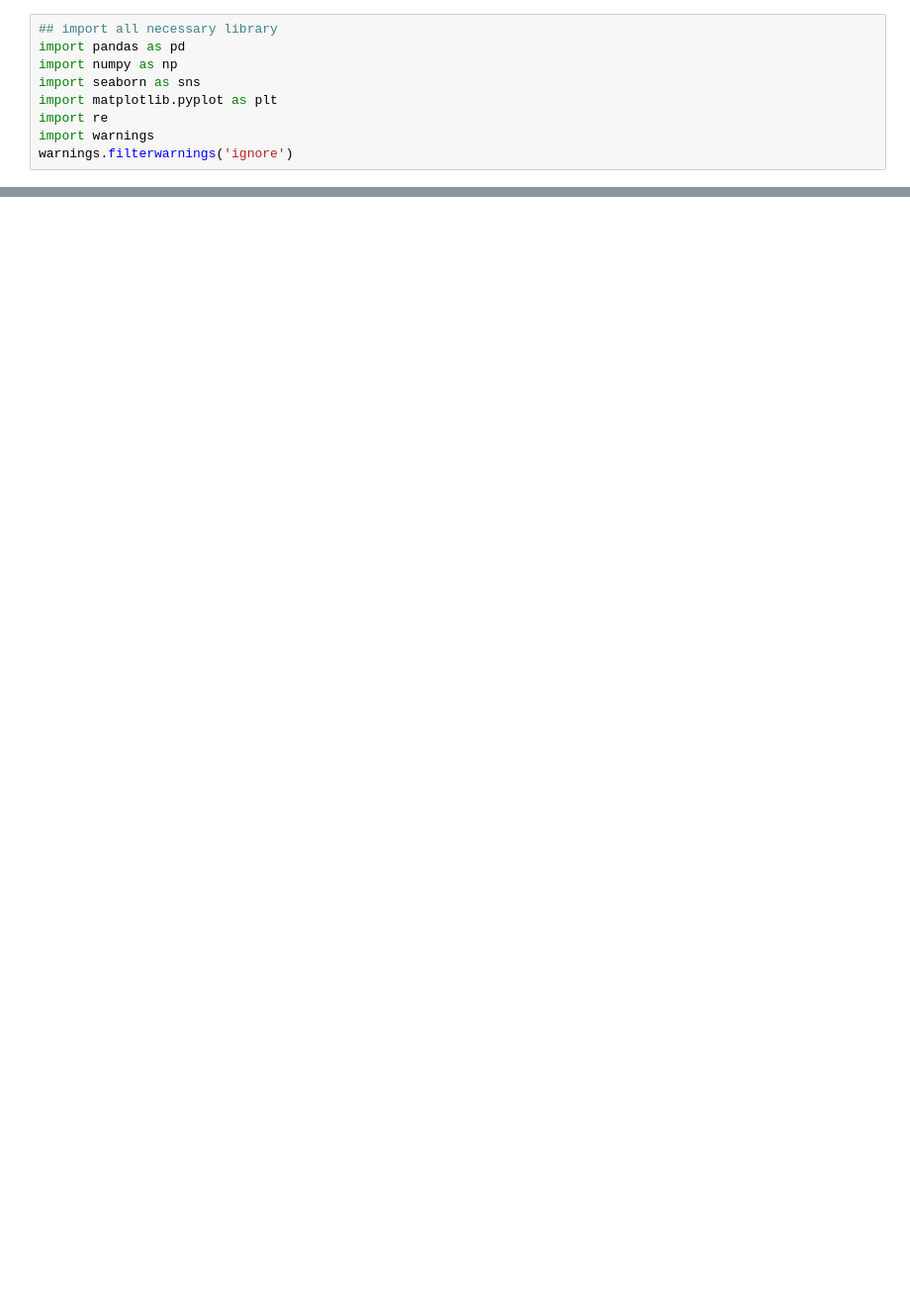
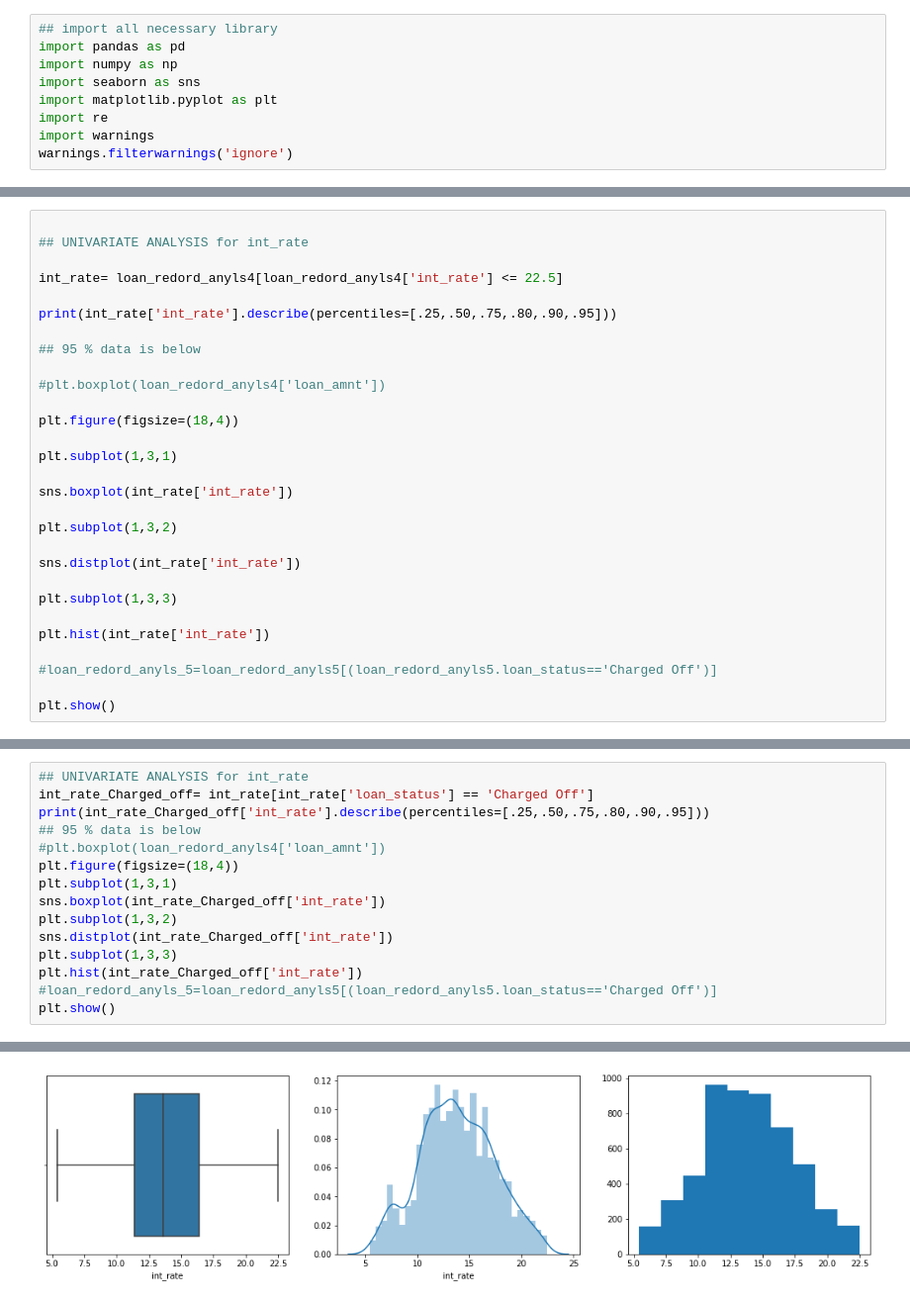
Before and after one commit to ravi2106shekhar/LendingClubCaseStudy, a Jupyter notebook: Ravi_Shekhar.ipynb, the cells around one changed output, grey strips where cells are left out. Shown at 99% size. Saved outputs shown, nothing was run; the diff lists cells and outputs as text; blank space fills up the shorter version.

```diff
--- a/Ravi_Shekhar.ipynb
+++ b/Ravi_Shekhar.ipynb
@@ -565,0 +380,29 @@ memory usage: 17.6+ MB
+# %%
+
+## UNIVARIATE ANALYSIS for int_rate
+
+int_rate= loan_redord_anyls4[loan_redord_anyls4['int_rate'] <= 22.5]
+
+print(int_rate['int_rate'].describe(percentiles=[.25,.50,.75,.80,.90,.95]))
+
+## 95 % data is below
+
+#plt.boxplot(loan_redord_anyls4['loan_amnt'])
+
+plt.figure(figsize=(18,4))
+
+plt.subplot(1,3,1)
+
+sns.boxplot(int_rate['int_rate'])
+
+plt.subplot(1,3,2)
+
+sns.distplot(int_rate['int_rate'])
+
+plt.subplot(1,3,3)
+
+plt.hist(int_rate['int_rate'])
+
+#loan_redord_anyls_5=loan_redord_anyls5[(loan_redord_anyls5.loan_status=='Charged Off')]
+
+plt.show()
@@ -565,0 +423,16 @@ memory usage: 17.6+ MB
+# %%
+## UNIVARIATE ANALYSIS for int_rate
+int_rate_Charged_off= int_rate[int_rate['loan_status'] == 'Charged Off']
+print(int_rate_Charged_off['int_rate'].describe(percentiles=[.25,.50,.75,.80,.90,.95]))
+## 95 % data is below
+#plt.boxplot(loan_redord_anyls4['loan_amnt'])
+plt.figure(figsize=(18,4))
+plt.subplot(1,3,1)
+sns.boxplot(int_rate_Charged_off['int_rate'])
+plt.subplot(1,3,2)
+sns.distplot(int_rate_Charged_off['int_rate'])
+plt.subplot(1,3,3)
+plt.hist(int_rate_Charged_off['int_rate'])
+#loan_redord_anyls_5=loan_redord_anyls5[(loan_redord_anyls5.loan_status=='Charged Off')]
+plt.show()
+# %% [output]
@@ -565,0 +451 @@ memory usage: 17.6+ MB
+[figure, added]
```
Also changed, not shown: parts of 77 cells of this notebook, 1 other file.
